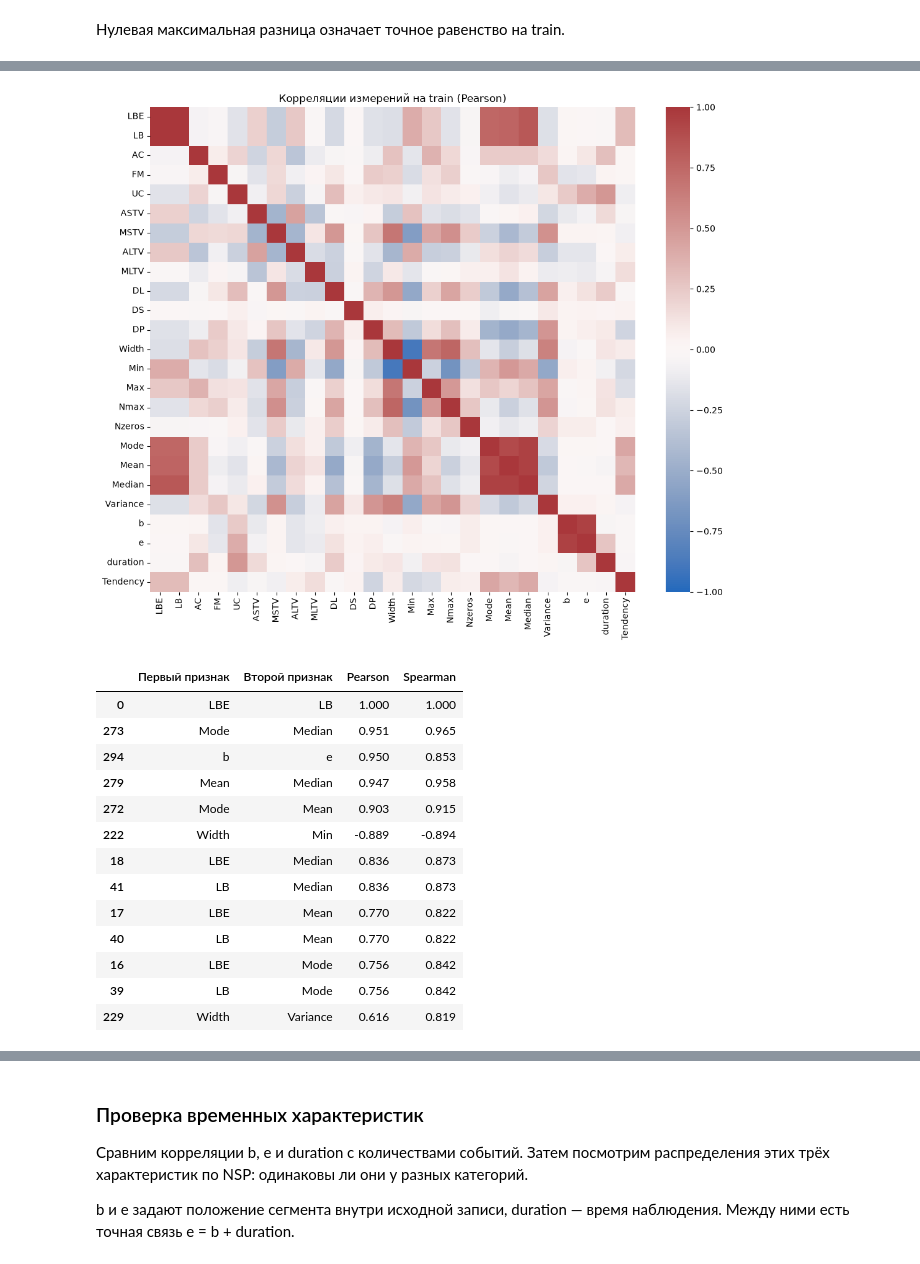
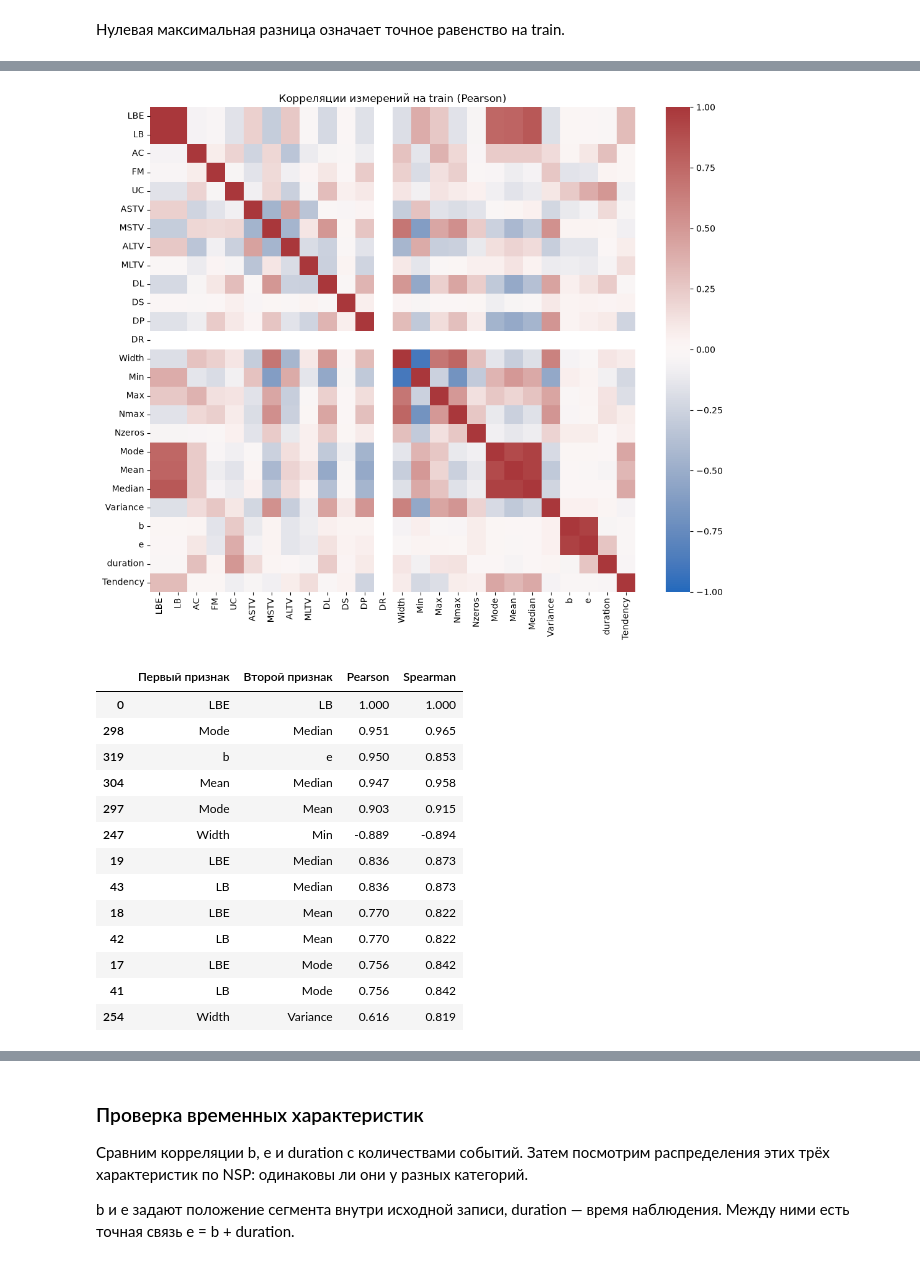
Before and after one commit to headsoft-mikhail/netology-aiepro-ml-classifier-demo, a Jupyter notebook: experiments/notebooks/02_preparation.ipynb, the cells around one changed output, grey strips where cells are left out. Drawn from its saved outputs; the diff is of its cells as text; code cells hidden in the pictures.

Commit message:
Include categorical features and constant columns in correlation analysis

```diff
--- a/experiments/notebooks/02_preparation.ipynb
+++ b/experiments/notebooks/02_preparation.ipynb
@@ -394,36 +392,37 @@ display(pd.DataFrame({
 # %%
 from itertools import combinations
 
-correlation_cols = [column for column in [*measurement_cols, "Tendency"] if train_df[column].nunique() > 1]
+categorical_feature_cols = [column for column in categorical_cols if column not in target_cols]
+correlation_cols = [*measurement_cols, *categorical_feature_cols]
 pearson = train_df[correlation_cols].corr(method="pearson")
 spearman = train_df[correlation_cols].corr(method="spearman")
 
 fig, ax = plt.subplots(figsize=(11, 9))
 sns.heatmap(pearson, cmap="vlag", vmin=-1, vmax=1, center=0, square=True, ax=ax)
 ax.set_title("Корреляции измерений на train (Pearson)")
 plt.tight_layout()
 plt.show()
 
 correlation_pairs = pd.DataFrame([
     {"Первый признак": first, "Второй признак": second,
      "Pearson": pearson.loc[first, second], "Spearman": spearman.loc[first, second]}
     for first, second in combinations(correlation_cols, 2)
 ])
 strong_pairs = correlation_pairs.loc[correlation_pairs[["Pearson", "Spearman"]].abs().max(axis=1).ge(0.8)]
 display(strong_pairs.sort_values("Pearson", key=lambda values: values.abs(), ascending=False).round(3))
 # %% [output]
-[figure, old version]
+[figure, new version]
 |  | Первый признак | Второй признак | Pearson | Spearman |
 | 0 | LBE | LB | 1.000 | 1.000 |
-| 273 | Mode | Median | 0.951 | 0.965 |
-| 294 | b | e | 0.950 | 0.853 |
-| 279 | Mean | Median | 0.947 | 0.958 |
-| 272 | Mode | Mean | 0.903 | 0.915 |
-| 222 | Width | Min | -0.889 | -0.894 |
-| 18 | LBE | Median | 0.836 | 0.873 |
-| 41 | LB | Median | 0.836 | 0.873 |
-| 17 | LBE | Mean | 0.770 | 0.822 |
-| 40 | LB | Mean | 0.770 | 0.822 |
-| 16 | LBE | Mode | 0.756 | 0.842 |
-| 39 | LB | Mode | 0.756 | 0.842 |
-| 229 | Width | Variance | 0.616 | 0.819 |
+| 298 | Mode | Median | 0.951 | 0.965 |
+| 319 | b | e | 0.950 | 0.853 |
+| 304 | Mean | Median | 0.947 | 0.958 |
+| 297 | Mode | Mean | 0.903 | 0.915 |
+| 247 | Width | Min | -0.889 | -0.894 |
+| 19 | LBE | Median | 0.836 | 0.873 |
+| 43 | LB | Median | 0.836 | 0.873 |
+| 18 | LBE | Mean | 0.770 | 0.822 |
+| 42 | LB | Mean | 0.770 | 0.822 |
+| 17 | LBE | Mode | 0.756 | 0.842 |
+| 41 | LB | Mode | 0.756 | 0.842 |
+| 254 | Width | Variance | 0.616 | 0.819 |
```
Also changed, not shown: parts of 3 cells of this notebook.
